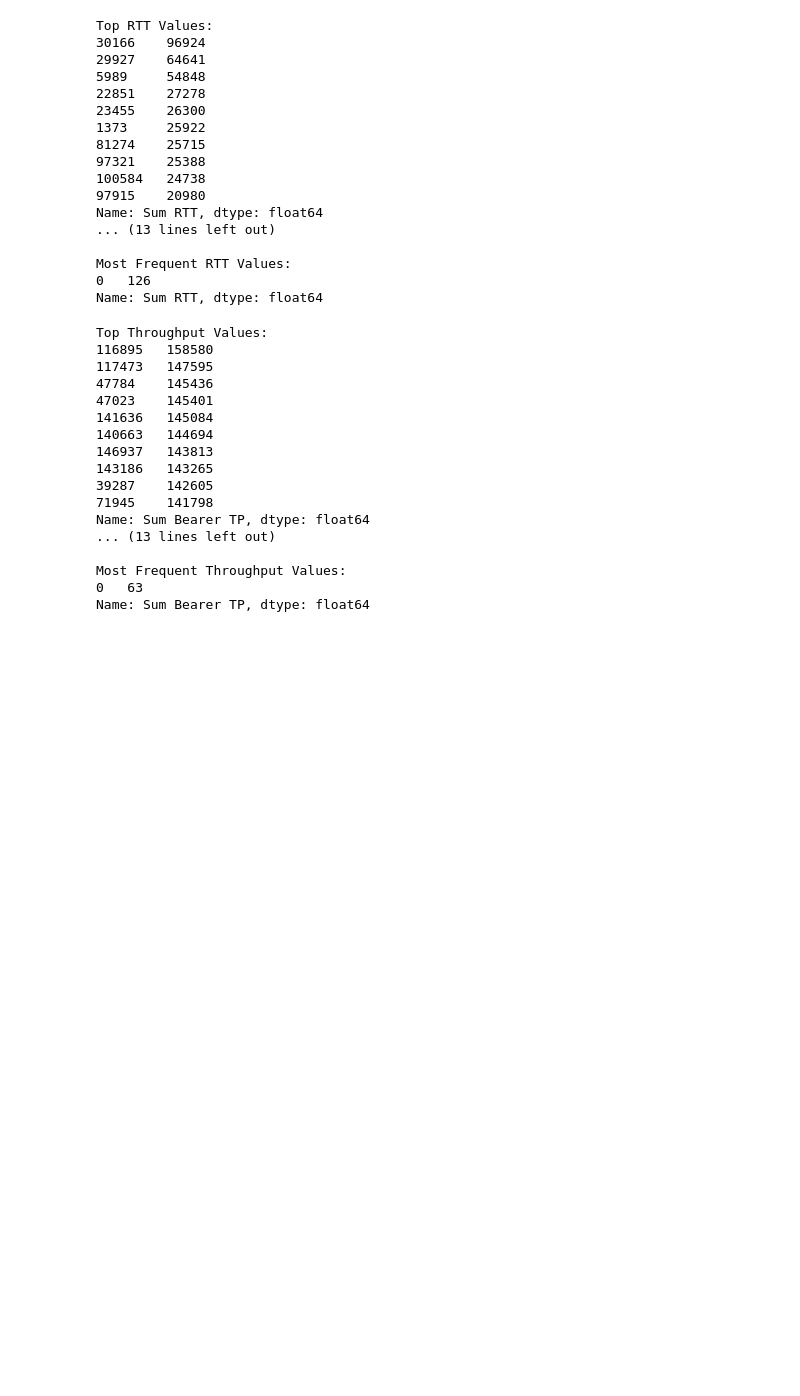
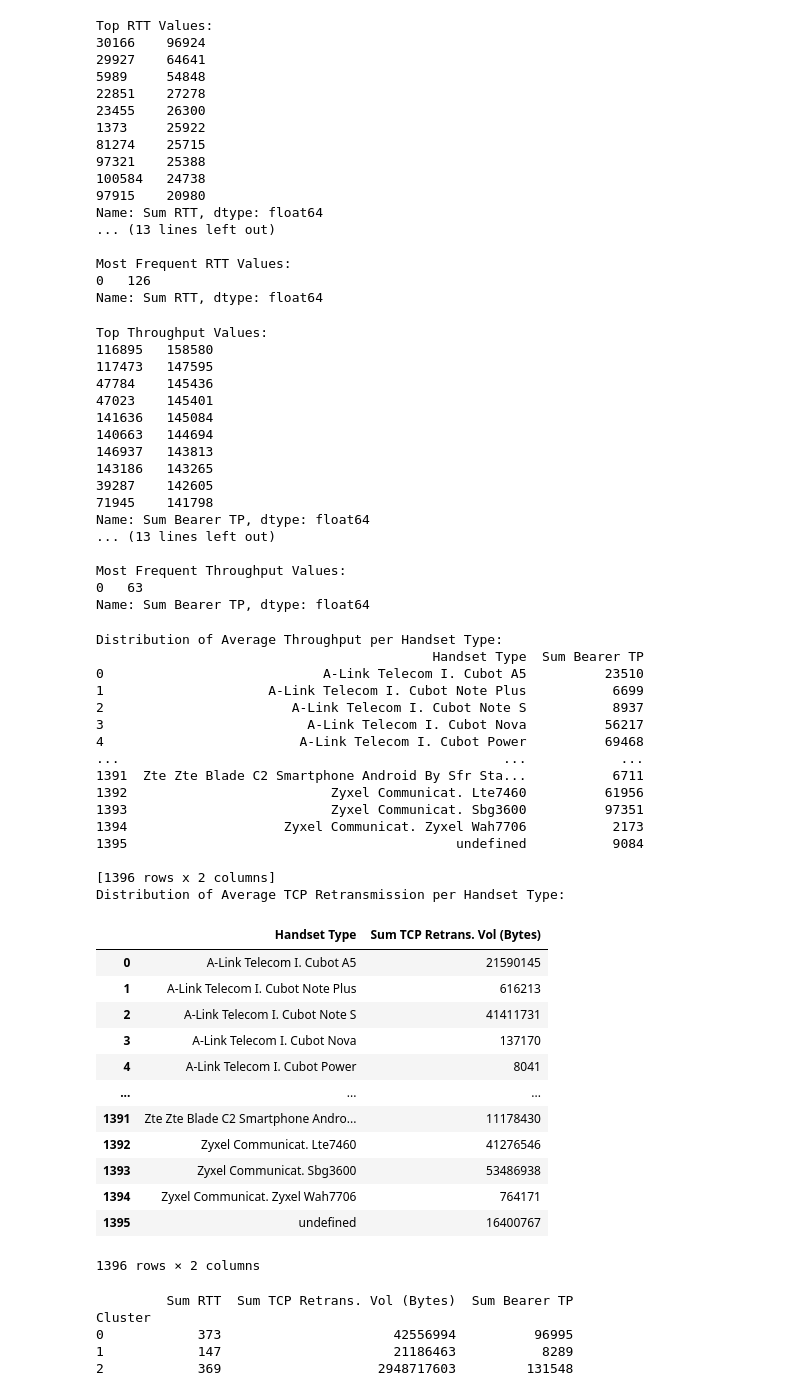
Before and after one commit to Hannasisay19/Week-1-Analytics_in_telecommunication, a Jupyter notebook: EDA/eda_task_4.ipynb, the cells around one changed output. Saved outputs shown, nothing was run; the diff lists cells and outputs as text; code cells hidden in the pictures; blank space fills up the shorter version.

Commit message:
Compute top, bottom, and most frequent TCP and RTT values and Analyze distribution of average throughput per handset type

```diff
--- a/EDA/eda_task_4.ipynb
+++ b/EDA/eda_task_4.ipynb
@@ -313,3 +313,73 @@ Name: Sum Bearer TP, dtype: float64
 Most Frequent Throughput Values:
 0   63
 Name: Sum Bearer TP, dtype: float64
+# %%
+# Distribution of the average throughput per handset type
+average_throughput_per_handset = df_important.groupby('Handset Type')['Sum Bearer TP'].mean().reset_index()
+print("Distribution of Average Throughput per Handset Type:")
+print(average_throughput_per_handset)
+
+# Distribution of the avg TCP retransmission view per handset type
+avg_tcp_r_per_handset = df_important.groupby('Handset Type')['Sum TCP Retrans. Vol (Bytes)'].mean().reset_index()
+print("Distribution of Average TCP Retransmission per Handset Type:")
+avg_tcp_r_per_handset
+# %% [output]
+Distribution of Average Throughput per Handset Type:
+                                           Handset Type  Sum Bearer TP
+0                            A-Link Telecom I. Cubot A5          23510
+1                     A-Link Telecom I. Cubot Note Plus           6699
+2                        A-Link Telecom I. Cubot Note S           8937
+3                          A-Link Telecom I. Cubot Nova          56217
+4                         A-Link Telecom I. Cubot Power          69468
+...                                                 ...            ...
+1391  Zte Zte Blade C2 Smartphone Android By Sfr Sta...           6711
+1392                          Zyxel Communicat. Lte7460          61956
+1393                          Zyxel Communicat. Sbg3600          97351
+1394                    Zyxel Communicat. Zyxel Wah7706           2173
+1395                                          undefined           9084
+
+[1396 rows x 2 columns]
+Distribution of Average TCP Retransmission per Handset Type:
+|  | Handset Type | Sum TCP Retrans. Vol (Bytes) |
+| 0 | A-Link Telecom I. Cubot A5 | 21590145 |
+| 1 | A-Link Telecom I. Cubot Note Plus | 616213 |
+| 2 | A-Link Telecom I. Cubot Note S | 41411731 |
+| 3 | A-Link Telecom I. Cubot Nova | 137170 |
+| 4 | A-Link Telecom I. Cubot Power | 8041 |
+| ... | ... | ... |
+| 1391 | Zte Zte Blade C2 Smartphone Andro... | 11178430 |
+| 1392 | Zyxel Communicat. Lte7460 | 41276546 |
+| 1393 | Zyxel Communicat. Sbg3600 | 53486938 |
+| 1394 | Zyxel Communicat. Zyxel Wah7706 | 764171 |
+| 1395 | undefined | 16400767 |
+1396 rows × 2 columns
+# %%
+
+# Select relevant columns for clustering
+experience_metrics = [
+    'Sum RTT',
+    'Sum TCP Retrans. Vol (Bytes)',
+    'Sum Bearer TP',
+]
+
+# Drop rows with missing values in the selected columns
+df_cluster = grouped_df[experience_metrics]
+
+# Standardize the data
+scaler = StandardScaler()
+scaled_data = scaler.fit_transform(df_cluster)
+
+# Apply k-means clustering
+from sklearn.cluster import KMeans
+kmeans = KMeans(n_clusters=3, random_state=42)
+df_cluster['Cluster'] = kmeans.fit_predict(scaled_data)
+
+# Analyze cluster characteristics
+cluster_means = df_cluster.groupby('Cluster').mean()
+print(cluster_means)
+# %% [output]
+         Sum RTT  Sum TCP Retrans. Vol (Bytes)  Sum Bearer TP
+Cluster
+0            373                      42556994          96995
+1            147                      21186463           8289
+2            369                    2948717603         131548
```
